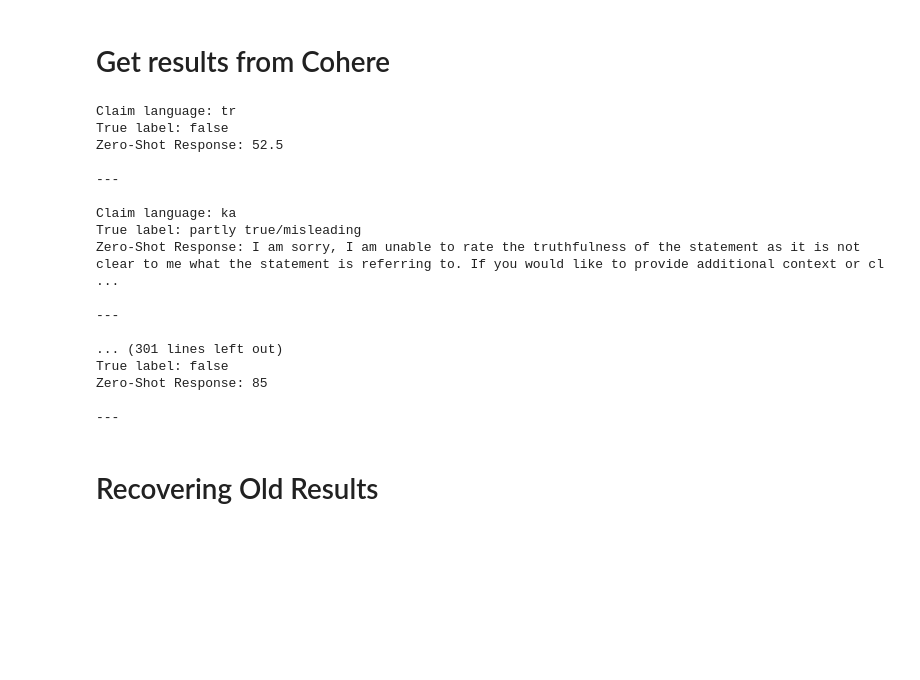
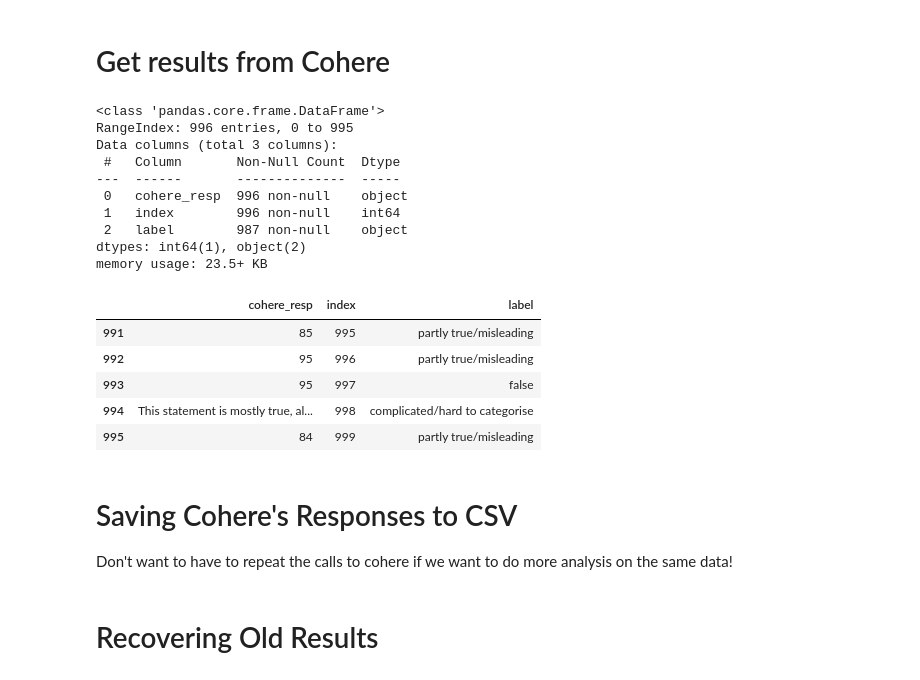
Before and after one commit to TheFloatingString/llm-misinfo-eval, a Jupyter notebook: notebooks/cohere_eval.ipynb, the cells around one changed output. Cells and saved outputs as stored; diff of their text form; code cells hidden in the pictures; blank space fills up the shorter version.

Commit message:
larger cohere results - complete code

```diff
--- a/notebooks/cohere_eval.ipynb
+++ b/notebooks/cohere_eval.ipynb
@@ -39,44 +10,58 @@ co = cohere.Client("enter cohere key")
+# %%
+import cohere
+from dotenv import load_dotenv
+load_dotenv(r'C:\Users\annal\OneDrive\Desktop\llm-misinfo-eval\cohere.env')
+key = os.getenv('Cohere_API_Key')
+co = cohere.Client(key)
 # %%
 import time
 from tqdm import trange
 
 cohere_resp = []
 
-for i in trange(50):
+for i in trange(1000):
     tmp = {"cohere_resp":None, "index":i, "label":df["label"][i]}
     claim = df["claim"][i]
-    response = co.chat(
-        message=f"Rate the truthfulness of the following statement: {claim} Provide a score from 0 to 100, where 0 represents definitively false and 100 represents definitively true. Do not provide any explanations, only respond with the numerical score.",
-        connectors=[{"id": "web-search"}]
-    )
-    tmp["cohere_resp"] = response.text
-    cohere_resp.append(tmp)
+    try:
+        response = co.chat(
+            message=f"Rate the truthfulness of the following statement: {claim} Provide a score from 0 to 100, where 0 represents definitively false and 100 represents definitively true. Do not provide any explanations, only respond with the numerical score.",
+            connectors=[{"id": "web-search"}]
+        )
+        tmp["cohere_resp"] = response.text
+        cohere_resp.append(tmp)
+    except cohere.CohereAPIError: #looks like we got an error because there were too many tokens in a query, so i'm going to just bypass such cases
+        #alternatively: the default is a model with max 4096 tokens, but we could go up to 8192 (however, those models are less stable)
+        continue
     time.sleep(1)
 # %%
 import termcolor
 df_results0 = pd.DataFrame(cohere_resp)
+df_results0.info()
+df_results0.tail()
 
-for i in range(df_results0.shape[0]):
-    print(termcolor.colored("Claim language: ", "green")+df["language"][i])
-    true_label = df_results0["label"][i]
-    print(termcolor.colored("True label: ","magenta")+ termcolor.colored(true_label,"magenta"))
-    print(termcolor.colored("Zero-Shot Response: ", "cyan")+df_results0["cohere_resp"][i])
-    print("\n---\n")
+# for i in range(df_results0.shape[0]):
+#     print(termcolor.colored("Claim language: ", "green")+df["language"][i])
+#     true_label = df_results0["label"][i]
+#     print(termcolor.colored("True label: ","magenta")+ termcolor.colored(true_label,"magenta"))
+#     print(termcolor.colored("Zero-Shot Response: ", "cyan")+df_results0["cohere_resp"][i])
+#     print("\n---\n")
 # %% [output]
-Claim language: tr
-True label: false
-Zero-Shot Response: 52.5
-
----
-
-Claim language: ka
-True label: partly true/misleading
-Zero-Shot Response: I am sorry, I am unable to rate the truthfulness of the statement as it is not clear to me what the statement is referring to. If you would like to provide additional context or cl ...
-
----
-
-... (301 lines left out)
-True label: false
-Zero-Shot Response: 85
-
----
+<class 'pandas.core.frame.DataFrame'>
+RangeIndex: 996 entries, 0 to 995
+Data columns (total 3 columns):
+ #   Column       Non-Null Count  Dtype
+---  ------       --------------  -----
+ 0   cohere_resp  996 non-null    object
+ 1   index        996 non-null    int64
+ 2   label        987 non-null    object
+dtypes: int64(1), object(2)
+memory usage: 23.5+ KB
+|  | cohere_resp | index | label |
+| 991 | 85 | 995 | partly true/misleading |
+| 992 | 95 | 996 | partly true/misleading |
+| 993 | 95 | 997 | false |
+| 994 | This statement is mostly true, al... | 998 | complicated/hard to categorise |
+| 995 | 84 | 999 | partly true/misleading |
+# %% [markdown]
+# Saving Cohere's Responses to CSV
+Don't want to have to repeat the calls to cohere if we want to do more analysis on the same data!
```
Also changed, not shown: parts of 5 cells of this notebook.
